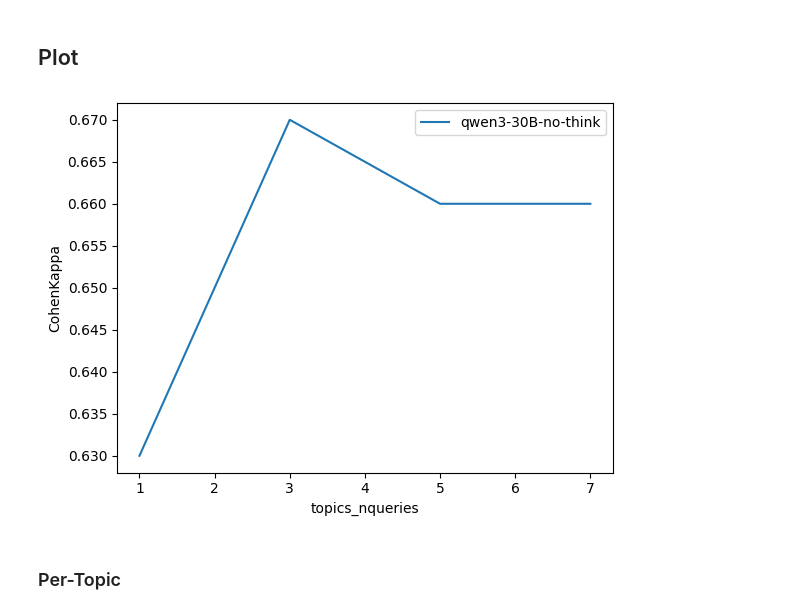
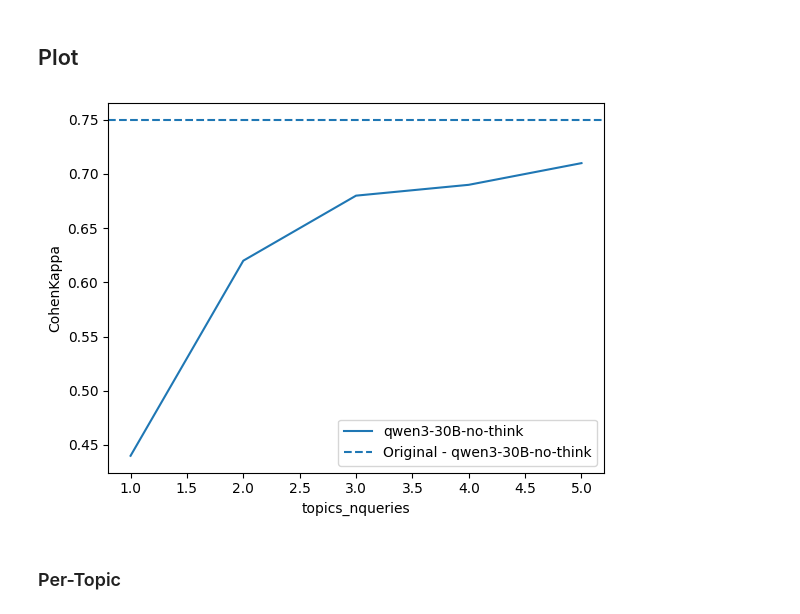
Before and after one commit to irgroup/SIGIR26-Synthesized-Information-Needs, a Jupyter notebook: notebooks/evaluate-alignment.ipynb, the cells around one changed output. Drawn from its saved outputs; the diff is of its cells as text; code cells hidden in the pictures.

```diff
--- a/notebooks/evaluate-alignment.ipynb
+++ b/notebooks/evaluate-alignment.ipynb
@@ -53,6 +61,7 @@ RQ: How well align generated qrels based on generated topics with the original q
 # %%
 model = "qwen3-30B-no-think"  # df["model"]
 prompt_sorter = [
+    "human",
     "topic-query",
     "topic-docs-pos",
     "topic-docs-neg",
@@ -64,8 +73,8 @@ prompt_sorter = [
 df["topics_prompt"] = pd.Categorical(df["topics_prompt"], prompt_sorter)
 
 df[(df["prompt"] == "-DNA-zero-shot") & \
-      (df["model"] == model) &
-   ((df["model"] == df["topics_model"]) | (df["topics_model"] == "trec assessors"))] \
+    #   (df["model"] == model) &
+   ((df["model"] == df["topics_model"]) | (df["topics_model"] == "human"))] \
     .sort_values(by=["model", "topics_prompt"], ascending=[True, True])[["name", "topics_date", "topics_prompt", "model", "topics_nqueries", "topics_ndocspos", "topics_ndocsneg", "CohenKappa", "MeanAverageError", "AreaUnderReceiver"]]
 # %% [output]
 |  | name | topics_date | topics_prompt | model | topics_nqueries | topics_ndocspos | topics_ndocsneg | ... |
@@ -105,9 +121,9 @@ def plot_context_sweep(df, topic_prompt: str, measure: str = "CohenKappa"):
                     linestyle='--', label=f"Original - {row['model']}")
     plt.legend()
 # %%
-plot_context_sweep(df, topic_prompt="topic-query")
+plot_context_sweep(df, topic_prompt="topic-query-docs-pos")
 # %% [output]
-[figure, old version]
+[figure, new version]
 # %% [markdown]
 ### Per-Topic
 # %%
```
Also changed, not shown: parts of 3 cells of this notebook, 1 other file.
